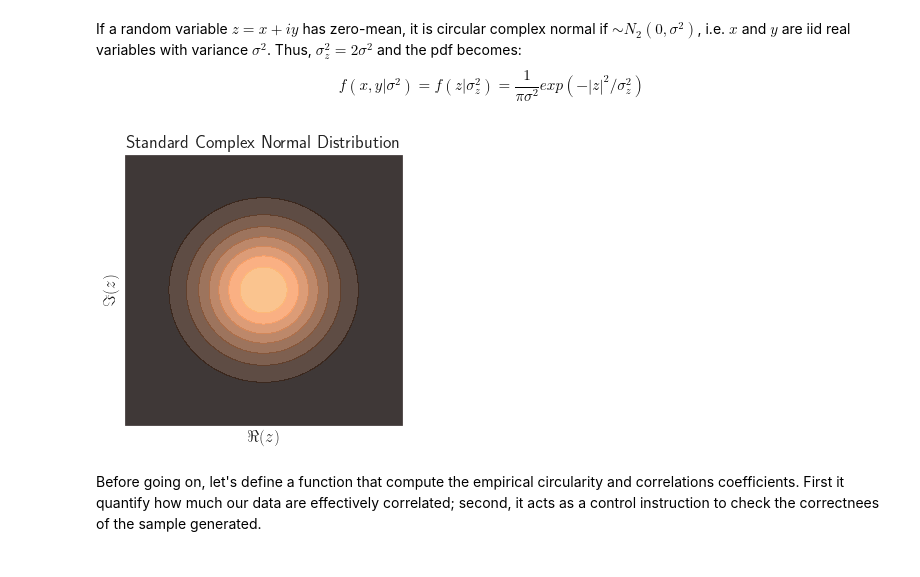
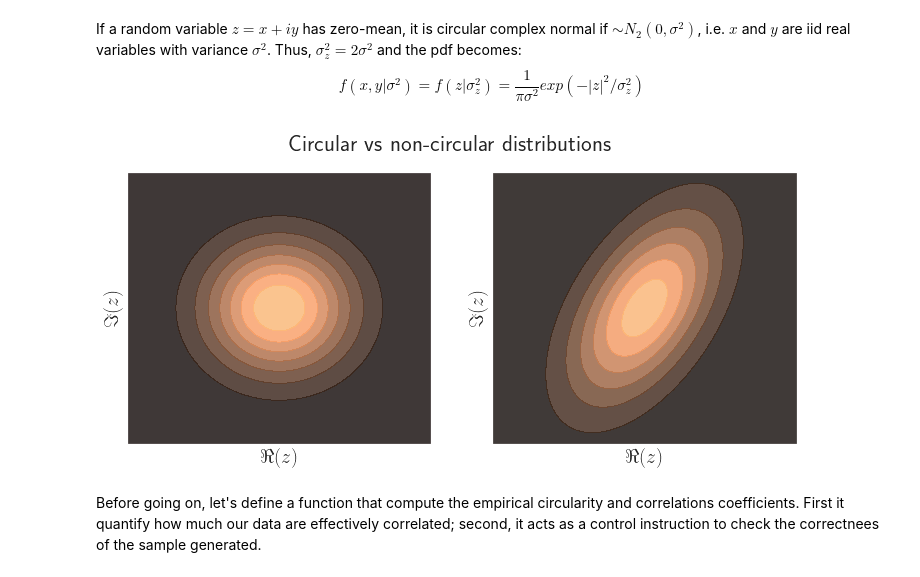
Before and after one commit to MattiaPujatti/complex-valued-deep-learning-for-condition-monitoring, a Jupyter notebook: Circularity_Measures.ipynb, the cells around one changed output. Cells and saved outputs as stored; diff of their text form; code cells hidden in the pictures.

```diff
--- a/Circularity_Measures.ipynb
+++ b/Circularity_Measures.ipynb
@@ -106,28 +108,34 @@ f(x,y|\sigma^2) = f(z|\sigma_z^2) = \frac{1}{\pi\sigma^2}exp({-|z|^2 /\sigma_z^2
 $$
 # %%
 from scipy.stats import multivariate_normal
+
+fig, ax = plt.subplots(1, 2, figsize=((12,5)))
 
 # Plot an example of circular distribution
 xx, yy = np.meshgrid(np.linspace(-3., 3., 500), np.linspace(-3., 3., 500))
 pos = np.array([xx.flatten(), yy.flatten()]).T
 
 mu_x = 0.
 mu_y = 0.
 covmat = np.eye(2)
 std_cmpl_norm = multivariate_normal([mu_x, mu_y], covmat)
+covmat2 = np.array([[1., 0.75], [0.75, 2.]])
+noncirc_dist = multivariate_normal([mu_x, mu_y], covmat2)
 
-fig = plt.figure(figsize=((5,5)))
-ax = fig.add_subplot(111)
-cf = ax.contourf(xx, yy, std_cmpl_norm.pdf(pos).reshape((500,500)), cmap='copper', alpha=0.8)
-#plt.colorbar(cf)
+ax[0].contourf(xx, yy, std_cmpl_norm.pdf(pos).reshape((500,500)), cmap='copper', alpha=0.8)
+ax[1].contourf(xx, yy, noncirc_dist.pdf(pos).reshape((500,500)), cmap='copper', alpha=0.8)
 
-ax.set_title('Standard Complex Normal Distribution', fontsize=18)
-ax.set_xticks([])
-ax.set_yticks([])
-ax.set_xlabel(r'$\Re(z)$', fontsize=17)
-ax.set_ylabel(r'$\Im(z)$', fontsize=17);
+fig.suptitle('Circular vs non-circular distributions', fontsize=23)
+ax[0].set_xticks([])
+ax[0].set_yticks([])
+ax[1].set_xticks([])
+ax[1].set_yticks([])
+ax[0].set_xlabel(r'$\Re(z)$', fontsize=20)
+ax[0].set_ylabel(r'$\Im(z)$', fontsize=20)
+ax[1].set_xlabel(r'$\Re(z)$', fontsize=20)
+ax[1].set_ylabel(r'$\Im(z)$', fontsize=20);
 # %% [output]
-[figure, old version]
+[figure, new version]
 # %%
 #fig.savefig("std_cmplx_norm_distrib.pdf", bbox_inches='tight')
 # %%
```
Also changed, not shown: parts of 15 cells of this notebook, 46 other files.
